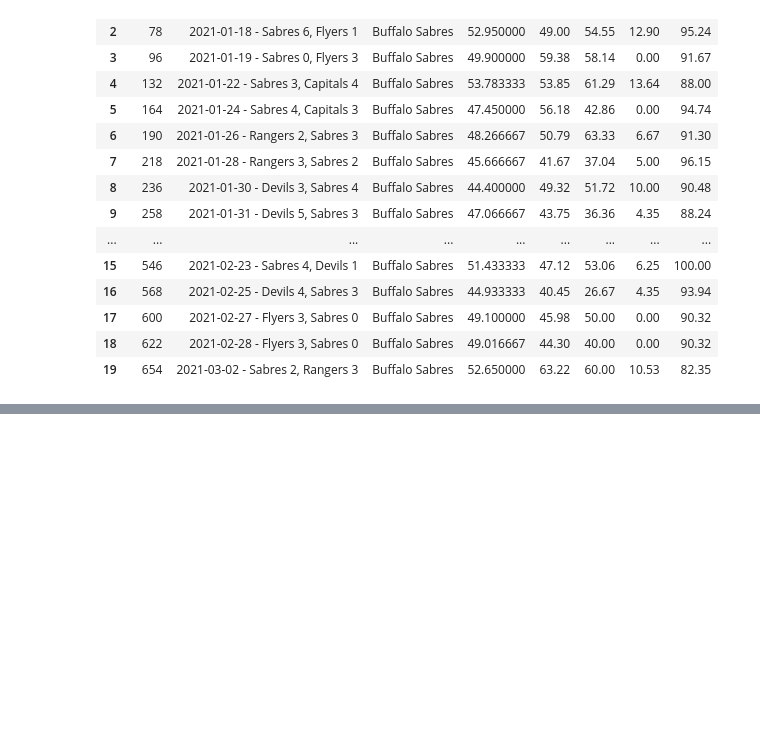
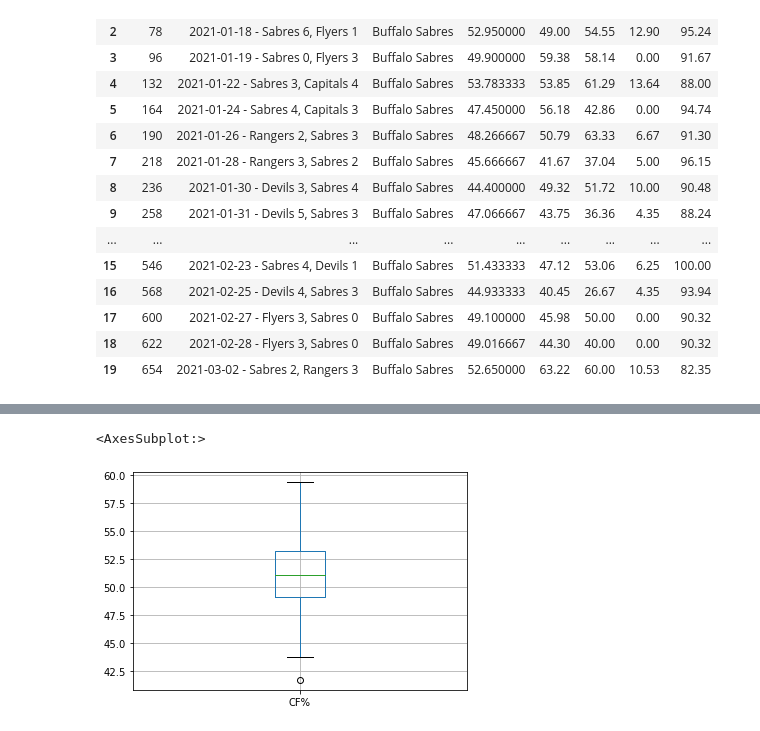
Before and after one commit to data301-2021-winter1/project-group23-project, a Jupyter notebook: notebooks/analysis1.ipynb, the cells around one changed output, grey strips where cells are left out. Saved outputs shown, nothing was run; the diff lists cells and outputs as text; code cells hidden in the pictures; blank space fills up the shorter version.

Commit message:
Bretts Analysis1, Seperated Before and After games and added illustartions

```diff
--- a/notebooks/analysis1.ipynb
+++ b/notebooks/analysis1.ipynb
@@ -184,0 +269,3 @@ Sabres2
+# %%
+SabresBefore = Sabres2.drop(Sabres2.index[10:])
+SabresBefore
@@ -184,0 +328,5 @@ Sabres2
+# %%
+SabresBefore.boxplot('CF%')
+# %% [output]
+<AxesSubplot:>
+[figure, added]
```
Also changed, not shown: parts of 39 cells of this notebook.
